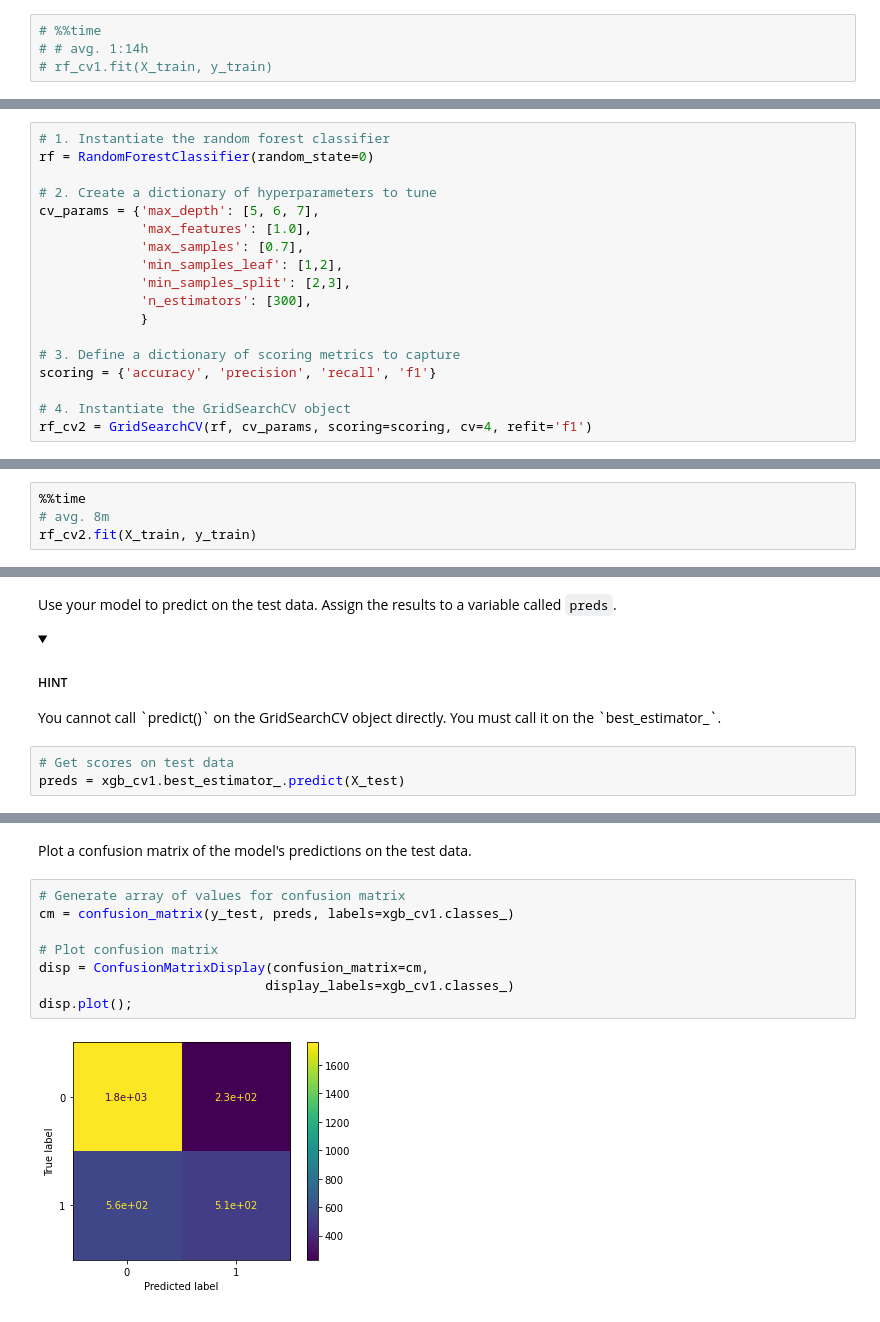
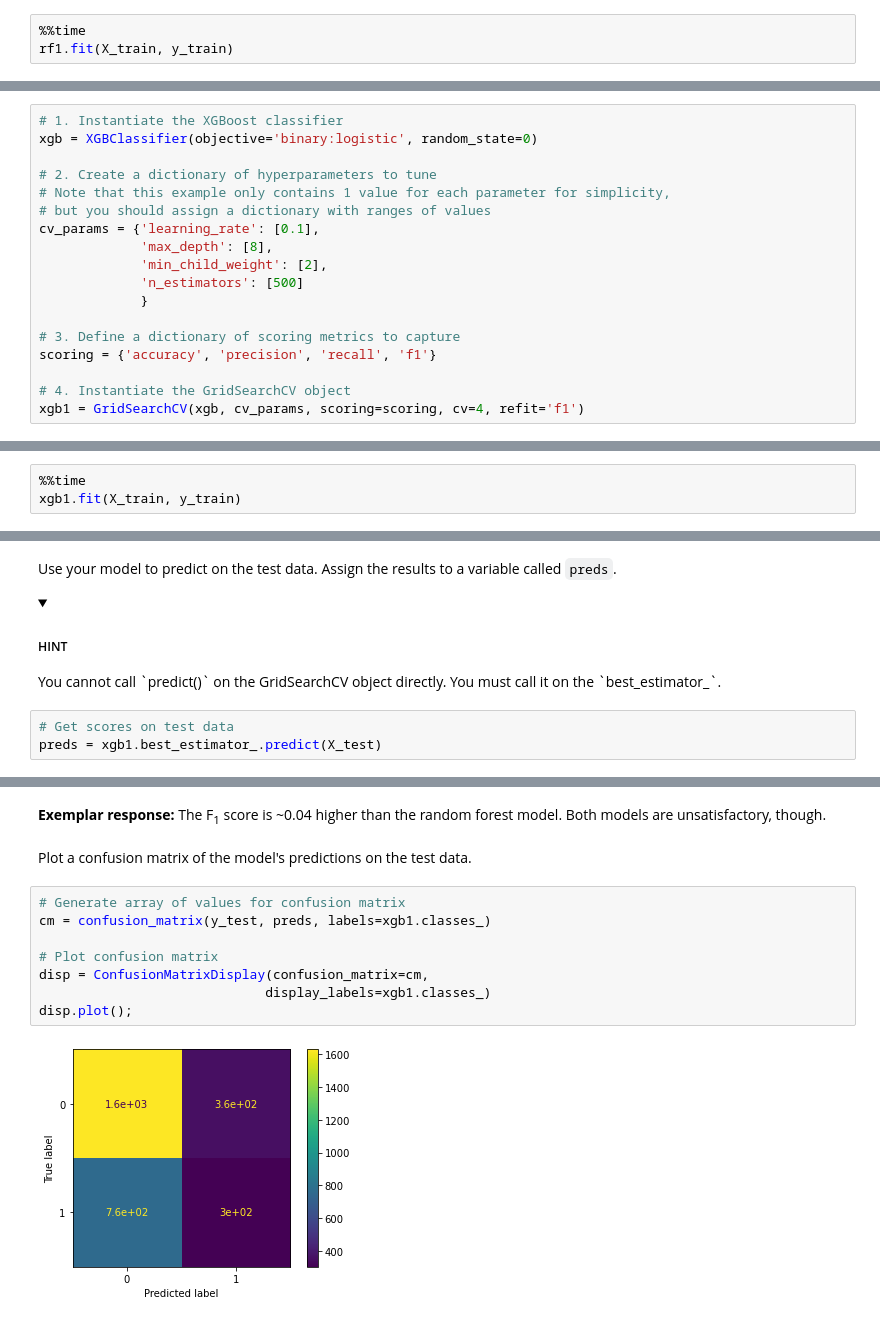
Before and after one commit to dennislamcv1/GoogleADA, a Jupyter notebook: Machine Learning/Exemplar_Course 6 Automatidata project lab.ipynb, the cells around one changed output, grey strips where cells are left out. Cells and saved outputs as stored; diff of their text form; folded sections open.

```diff
--- a/Machine Learning/Exemplar_Course 6 Automatidata project lab.ipynb
+++ b/Machine Learning/Exemplar_Course 6 Automatidata project lab.ipynb
@@ -481,5 +576,4 @@ Now fit the model to the training data.<br>
 # %%
-# %%time
-# # avg. 1:14h
-# rf_cv1.fit(X_train, y_train)
+%%time
+rf1.fit(X_train, y_train)
 # %% [output]
@@ -627,25 +804,24 @@ For example, if the available values for `min_samples_split` were [2, 3, 4] and
 # %%
-# 1. Instantiate the random forest classifier
-rf = RandomForestClassifier(random_state=0)
+# 1. Instantiate the XGBoost classifier
+xgb = XGBClassifier(objective='binary:logistic', random_state=0)
 
 # 2. Create a dictionary of hyperparameters to tune
-cv_params = {'max_depth': [5, 6, 7],
-             'max_features': [1.0],
-             'max_samples': [0.7],
-             'min_samples_leaf': [1,2],
-             'min_samples_split': [2,3],
-             'n_estimators': [300],
+# Note that this example only contains 1 value for each parameter for simplicity,
+# but you should assign a dictionary with ranges of values
+cv_params = {'learning_rate': [0.1],
+             'max_depth': [8],
+             'min_child_weight': [2],
+             'n_estimators': [500]
              }
 
 # 3. Define a dictionary of scoring metrics to capture
 scoring = {'accuracy', 'precision', 'recall', 'f1'}
 
 # 4. Instantiate the GridSearchCV object
-rf_cv2 = GridSearchCV(rf, cv_params, scoring=scoring, cv=4, refit='f1')
+xgb1 = GridSearchCV(xgb, cv_params, scoring=scoring, cv=4, refit='f1')
 # %% [markdown]
 Now fit the model to the `X_train` and `y_train` data.
 # %%
 %%time
-# avg. 8m
-rf_cv2.fit(X_train, y_train)
+xgb1.fit(X_train, y_train)
 # %% [output]
@@ -862,5 +884,5 @@ You cannot call `predict()` on the GridSearchCV object directly. You must call i
 </details>
 # %%
 # Get scores on test data
-preds = xgb_cv1.best_estimator_.predict(X_test)
+preds = xgb1.best_estimator_.predict(X_test)
 # %% [markdown]
@@ -880,13 +904,15 @@ xgb_cv_test_scores
+# %% [markdown]
+**Exemplar response:** The F<sub>1</sub> score is ~0.04 higher than the random forest model. Both models are unsatisfactory, though.
 # %% [markdown]
 Plot a confusion matrix of the model's predictions on the test data.
 # %%
 # Generate array of values for confusion matrix
-cm = confusion_matrix(y_test, preds, labels=xgb_cv1.classes_)
+cm = confusion_matrix(y_test, preds, labels=xgb1.classes_)
 
 # Plot confusion matrix
 disp = ConfusionMatrixDisplay(confusion_matrix=cm,
-                             display_labels=xgb_cv1.classes_)
+                             display_labels=xgb1.classes_)
 disp.plot();
 # %% [output]
-[figure, old version]
+[figure, new version]
 # %% [markdown]
```
Also changed, not shown: parts of 115 cells of this notebook, 8 other files.
